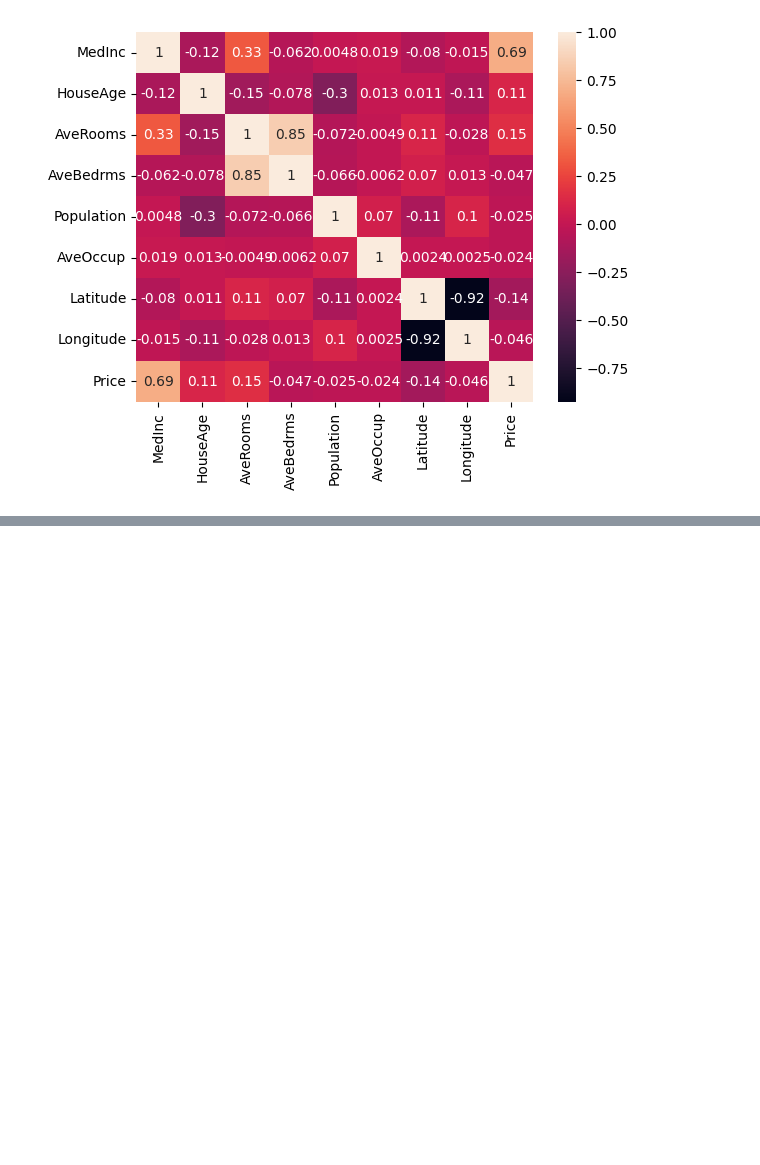
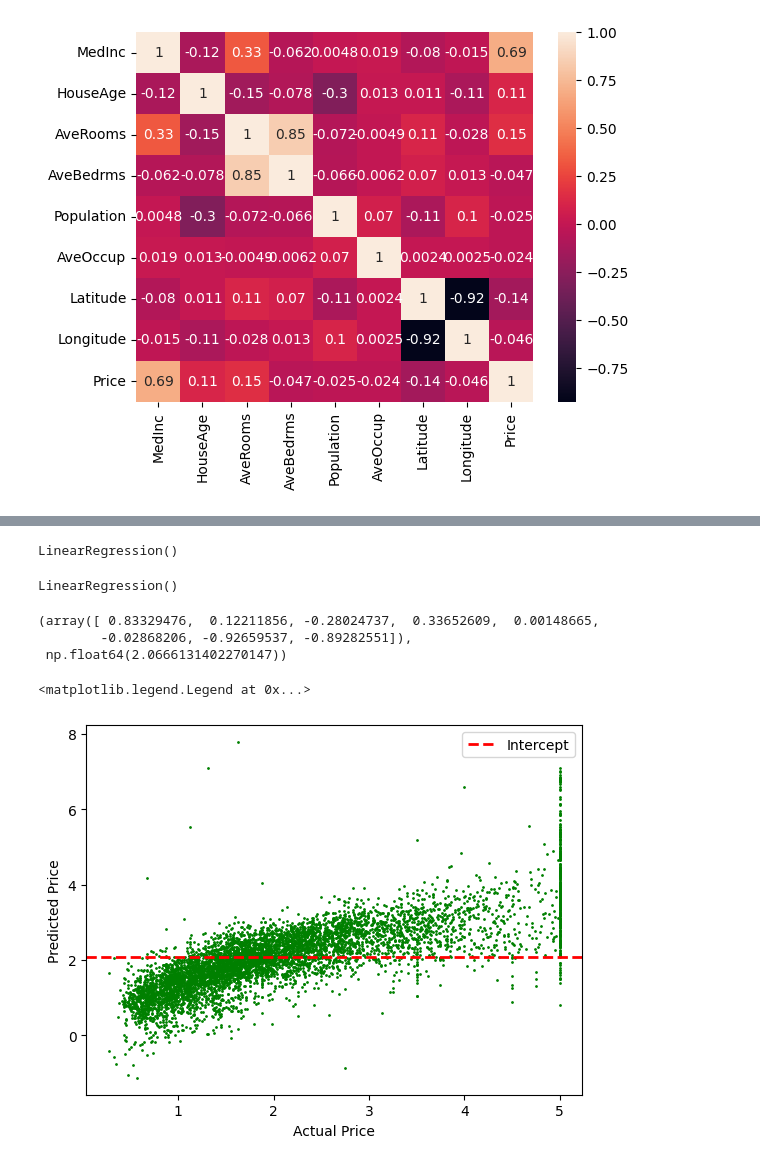
Before and after one commit to Ashok-Prajapati2/Machine-Learning, a Jupyter notebook: Projects/Multiple-Linear-Reg/model.ipynb, the cells around one changed output, grey strips where cells are left out. Drawn from its saved outputs; the diff is of its cells as text; code cells hidden in the pictures; blank space fills up the shorter version.

```diff
--- a/Projects/Multiple-Linear-Reg/model.ipynb
+++ b/Projects/Multiple-Linear-Reg/model.ipynb
@@ -144,0 +189,3 @@ sns.heatmap(df.corr(), annot=True)
+# %%
+X_train =sc.fit_transform(X_train)
+X_test = sc.fit_transform(X_test)
@@ -144,0 +208,28 @@ sns.heatmap(df.corr(), annot=True)
+# %%
+#### modle building
+from sklearn.linear_model import LinearRegression
+lr = LinearRegression()
+lr
+# %% [output]
+LinearRegression()
+# %%
+lr.fit(X_train, y_train)
+# %% [output]
+LinearRegression()
+# %%
+lr.coef_,lr.intercept_
+# %% [output]
+(array([ 0.83329476,  0.12211856, -0.28024737,  0.33652609,  0.00148665,
+        -0.02868206, -0.92659537, -0.89282551]),
+ np.float64(2.0666131402270147))
+# %%
+y_pred = lr.predict(X_test)
+# %%
+plt.xlabel('Actual Price')
+plt.ylabel('Predicted Price')
+plt.scatter(y_test, y_pred, color='g',s=1)
+plt.axhline(lr.intercept_, color='r', linestyle='dashed', linewidth=2, label='Intercept')
+plt.legend()
+# %% [output]
+<matplotlib.legend.Legend at 0x...>
+[figure, added]
```
Also changed, not shown: parts of 14 cells of this notebook.
